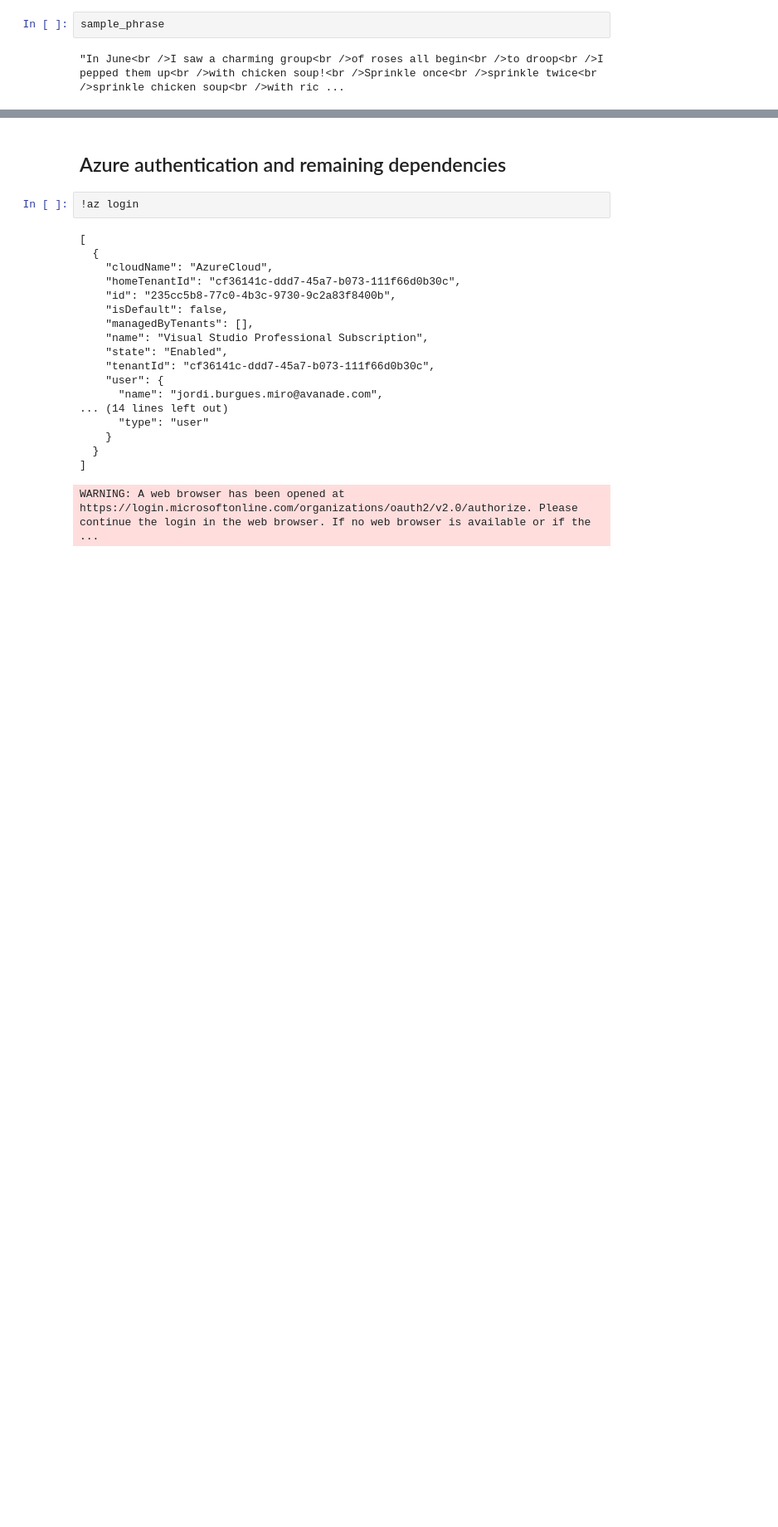
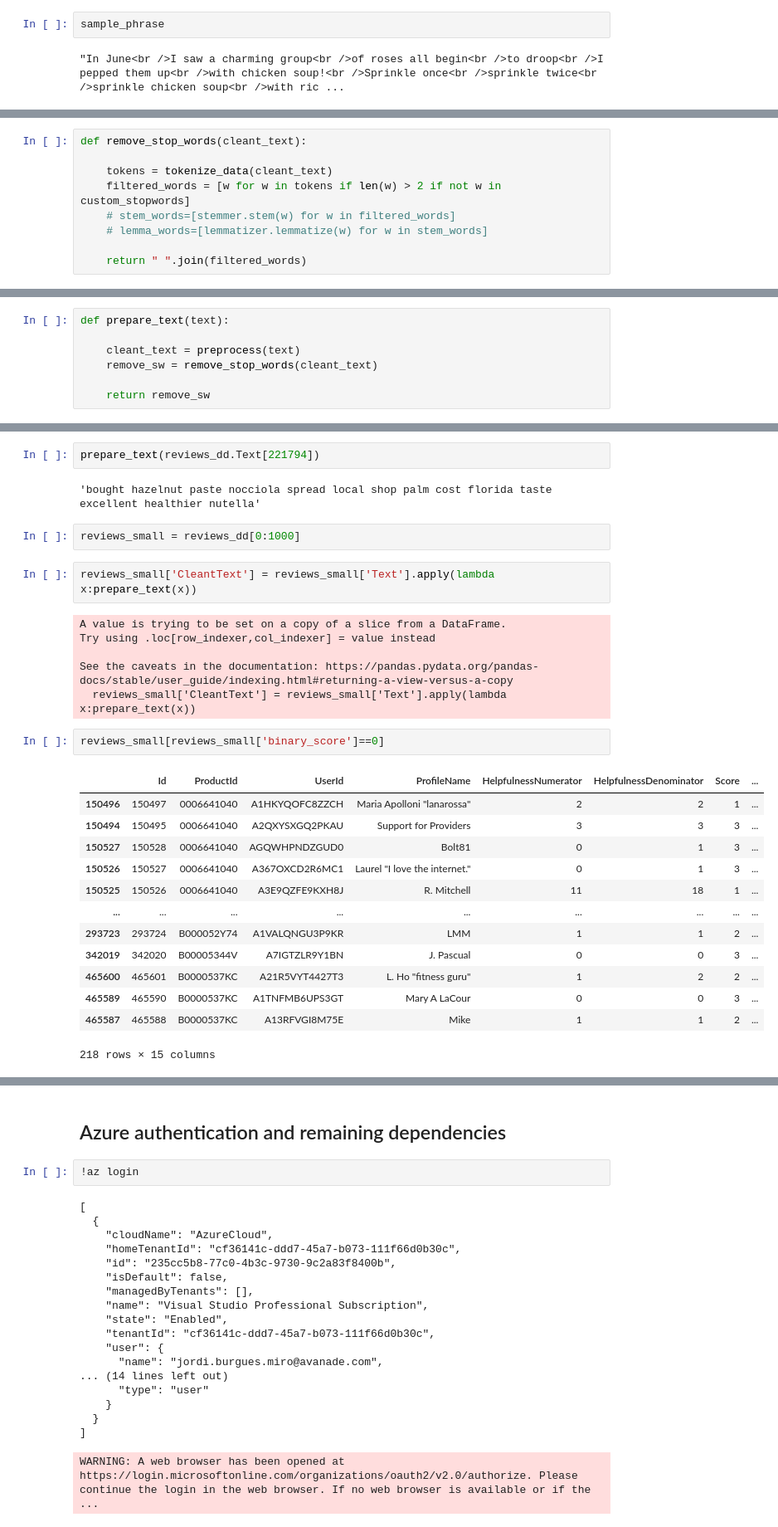
Before and after one commit to jordiburg/capstoneproj, a Jupyter notebook: clean_eda_data.ipynb, the cells around one changed output, grey strips where cells are left out. Shown at 83% size. Saved outputs shown, nothing was run; the diff lists cells and outputs as text; blank space fills up the shorter version.

```diff
--- a/clean_eda_data.ipynb
+++ b/clean_eda_data.ipynb
@@ -636,0 +680,9 @@ preprocess(sample_phrase)
+# %%
+def remove_stop_words(cleant_text):
+
+    tokens = tokenize_data(cleant_text)
+    filtered_words = [w for w in tokens if len(w) > 2 if not w in custom_stopwords]
+    # stem_words=[stemmer.stem(w) for w in filtered_words]
+    # lemma_words=[lemmatizer.lemmatize(w) for w in stem_words]
+
+    return " ".join(filtered_words)
@@ -636,0 +693,7 @@ preprocess(sample_phrase)
+# %%
+def prepare_text(text):
+
+    cleant_text = preprocess(text)
+    remove_sw = remove_stop_words(cleant_text)
+
+    return remove_sw
@@ -636,0 +719,30 @@ preprocess(sample_phrase)
+# %%
+prepare_text(reviews_dd.Text[221794])
+# %% [output]
+'bought hazelnut paste nocciola spread local shop palm cost florida taste excellent healthier nutella'
+# %%
+reviews_small = reviews_dd[0:1000]
+# %%
+reviews_small['CleantText'] = reviews_small['Text'].apply(lambda x:prepare_text(x))
+# %% [output]
+A value is trying to be set on a copy of a slice from a DataFrame.
+Try using .loc[row_indexer,col_indexer] = value instead
+
+See the caveats in the documentation: https://pandas.pydata.org/pandas-docs/stable/user_guide/indexing.html#returning-a-view-versus-a-copy
+  reviews_small['CleantText'] = reviews_small['Text'].apply(lambda x:prepare_text(x))
+# %%
+reviews_small[reviews_small['binary_score']==0]
+# %% [output]
+|  | Id | ProductId | UserId | ProfileName | HelpfulnessNumerator | HelpfulnessDenominator | Score | ... |
+| 150496 | 150497 | 0006641040 | A1HKYQOFC8ZZCH | Maria Apolloni "lanarossa" | 2 | 2 | 1 | ... |
+| 150494 | 150495 | 0006641040 | A2QXYSXGQ2PKAU | Support for Providers | 3 | 3 | 3 | ... |
+| 150527 | 150528 | 0006641040 | AGQWHPNDZGUD0 | Bolt81 | 0 | 1 | 3 | ... |
+| 150526 | 150527 | 0006641040 | A367OXCD2R6MC1 | Laurel "I love the internet." | 0 | 1 | 3 | ... |
+| 150525 | 150526 | 0006641040 | A3E9QZFE9KXH8J | R. Mitchell | 11 | 18 | 1 | ... |
+| ... | ... | ... | ... | ... | ... | ... | ... | ... |
+| 293723 | 293724 | B000052Y74 | A1VALQNGU3P9KR | LMM | 1 | 1 | 2 | ... |
+| 342019 | 342020 | B00005344V | A7IGTZLR9Y1BN | J. Pascual | 0 | 0 | 3 | ... |
+| 465600 | 465601 | B0000537KC | A21R5VYT4427T3 | L. Ho "fitness guru" | 1 | 2 | 2 | ... |
+| 465589 | 465590 | B0000537KC | A1TNFMB6UPS3GT | Mary A LaCour | 0 | 0 | 3 | ... |
+| 465587 | 465588 | B0000537KC | A13RFVGI8M75E | Mike | 1 | 1 | 2 | ... |
+218 rows × 15 columns
```
Also changed, not shown: parts of 53 cells of this notebook.
